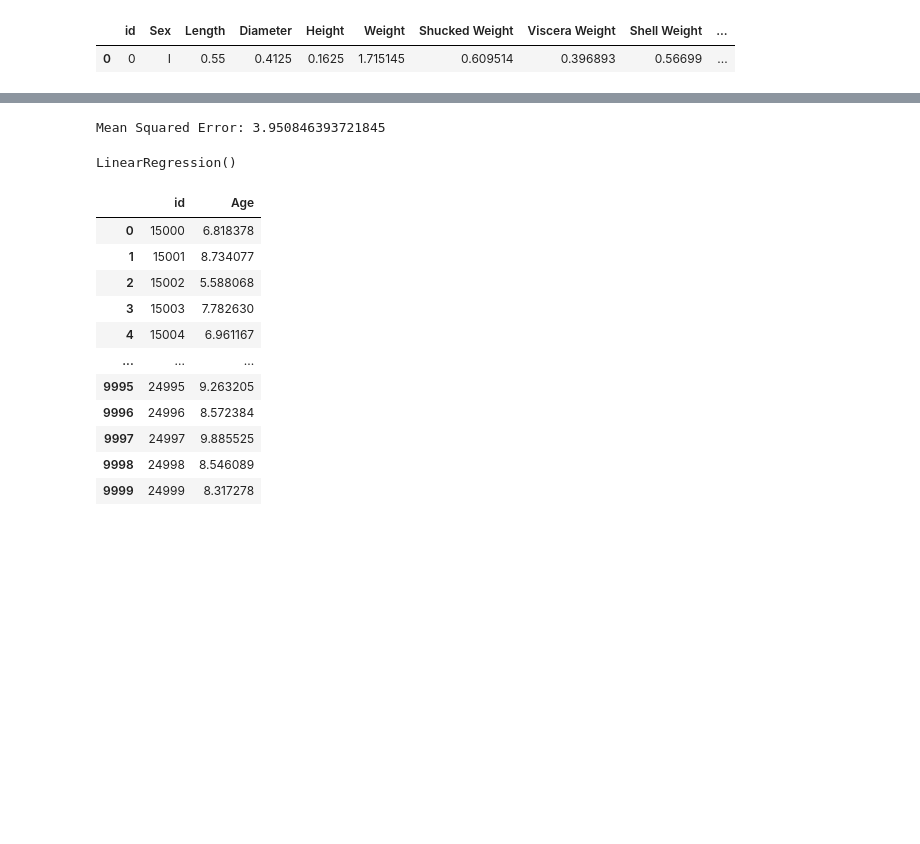
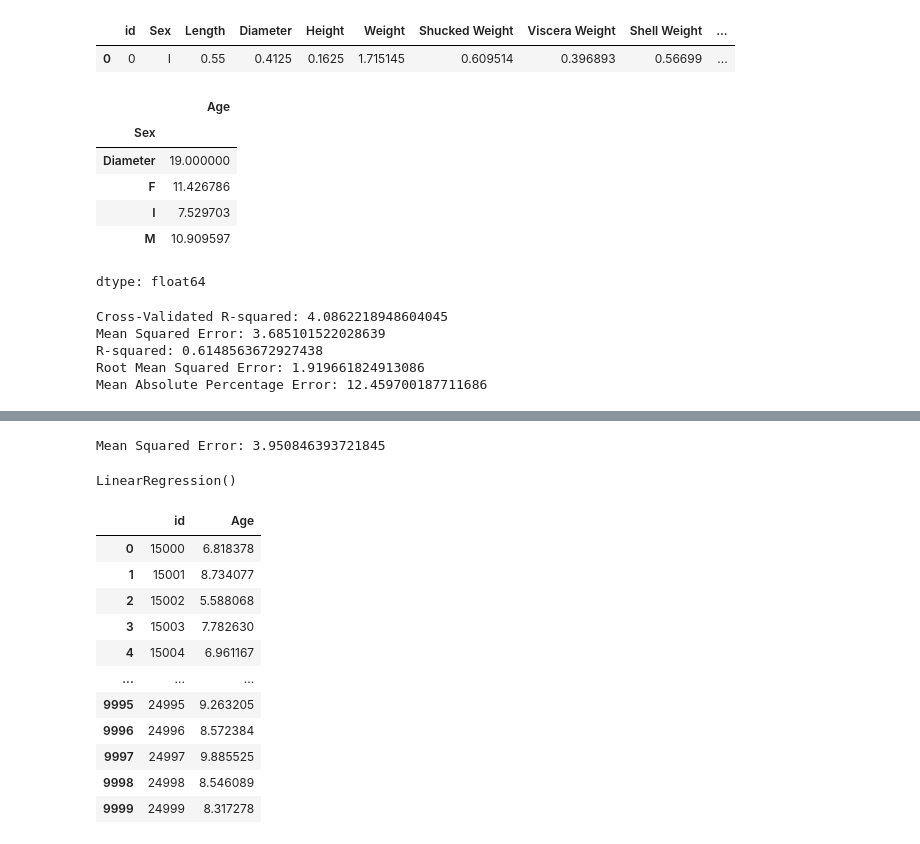
Before and after one commit to UznetDev/Data-science-home-work, a Jupyter notebook: Exam_2.ipynb, the cells around one changed output, grey strips where cells are left out. Saved outputs shown, nothing was run; the diff lists cells and outputs as text; code cells hidden in the pictures; blank space fills up the shorter version.

```diff
--- a/Exam_2.ipynb
+++ b/Exam_2.ipynb
@@ -27,10 +29,13 @@ df.head(1)
 # %% [output]
 |  | id | Sex | Length | Diameter | Height | Weight | Shucked Weight | Viscera Weight | Shell Weight | ... |
 | 0 | 0 | I | 0.55 | 0.4125 | 0.1625 | 1.715145 | 0.609514 | 0.396893 | 0.56699 | ... |
-# %%
-enc = OneHotEncoder(handle_unknown='ignore')
-
-enc.fit_transform(df[['Sex']])
-
-
-df['Sex'] = enc.transform(df[['Sex']]).toarray()
+# %%
+df.groupby('Sex')['Age'].mean()
+# %% [output]
+|  | Age |
+| Sex |  |
+| Diameter | 19.000000 |
+| F | 11.426786 |
+| I | 7.529703 |
+| M | 10.909597 |
+dtype: float64
@@ -36,0 +50,32 @@ df['Sex'] = enc.transform(df[['Sex']]).toarray()
+# %%
+pipeline = Pipeline([
+    ('poly_features', PolynomialFeatures(degree=2, include_bias=False)),
+    ('scaler', StandardScaler()),
+    ('huber', HuberRegressor())
+])
+
+features = df.drop(columns=['Age', 'id'], axis=1)
+target = df['Age']
+
+X_train, X_test, y_train, y_test = train_test_split(features, target, test_size=0.2, random_state=42)
+
+pipeline.fit(X_train, y_train)
+
+y_pred = pipeline.predict(X_test)
+
+cross_val_r2 = -cross_val_score(pipeline, features, target, cv=5, scoring='neg_mean_squared_error')
+print(f'Cross-Validated R-squared: {np.mean(cross_val_r2)}')
+mse = mean_squared_error(y_test, y_pred)
+print(f'Mean Squared Error: {mse}')
+r2 = r2_score(y_test, y_pred)
+print(f'R-squared: {r2}')
+rmse = np.sqrt(mse)
+print(f'Root Mean Squared Error: {rmse}')
+mape = np.mean(np.abs((y_test - y_pred) / y_test)) * 100
+print(f'Mean Absolute Percentage Error: {mape}')
+# %% [output]
+Cross-Validated R-squared: 4.0862218948604045
+Mean Squared Error: 3.685101522028639
+R-squared: 0.6148563672927438
+Root Mean Squared Error: 1.919661824913086
+Mean Absolute Percentage Error: 12.459700187711686
```
Also changed, not shown: parts of 13 cells of this notebook.
